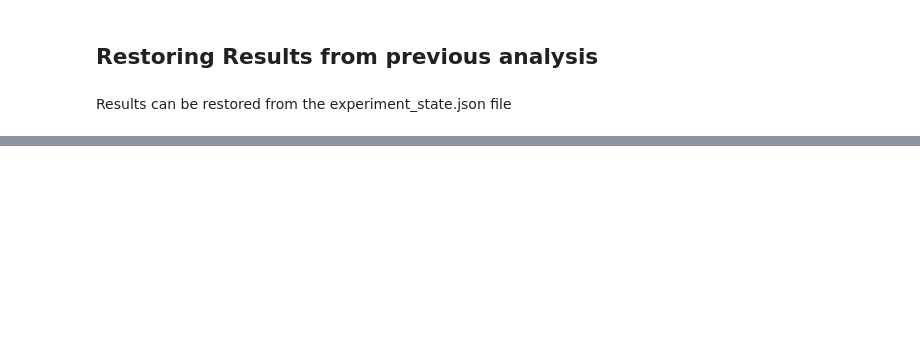
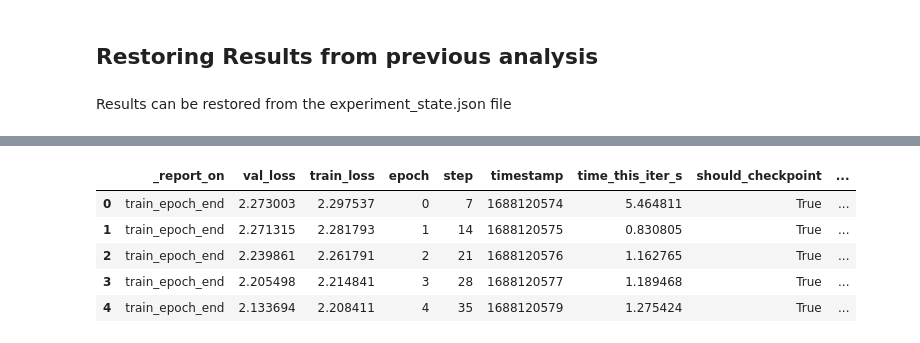
Before and after one commit to RaphaelMaser/OPT4ML-project, a Jupyter notebook: project.ipynb, the cells around one changed output, grey strips where cells are left out. Saved outputs shown, nothing was run; the diff lists cells and outputs as text; code cells hidden in the pictures; blank space fills up the shorter version.

```diff
--- a/project.ipynb
+++ b/project.ipynb
@@ -106,6 +106,6 @@ Text(0, 0.5, 'Mean Validation Loss')
 # %% [markdown]
 Results can be restored from the experiment_state.json file
 # %%
-analysis = tune.ExperimentAnalysis("tune_cifar10_SmallNet/experiment_state-2023-06-27_18-55-51.json")
+analysis = tune.ExperimentAnalysis("tune_cifar10_SmallNet/experiment_state-2023-06-30_12-22-28.json")
 display(result_grid.get_best_result("val_loss", "min").metrics_dataframe)
 # %% [output]
@@ -112,0 +114,6 @@ ValueError: `tune_cifar10_SmallNet/experiment_state-2023-06-27_18-55-51.json` mu
+|  | _report_on | val_loss | train_loss | epoch | step | timestamp | time_this_iter_s | should_checkpoint | ... |
+| 0 | train_epoch_end | 2.273003 | 2.297537 | 0 | 7 | 1688120574 | 5.464811 | True | ... |
+| 1 | train_epoch_end | 2.271315 | 2.281793 | 1 | 14 | 1688120575 | 0.830805 | True | ... |
+| 2 | train_epoch_end | 2.239861 | 2.261791 | 2 | 21 | 1688120576 | 1.162765 | True | ... |
+| 3 | train_epoch_end | 2.205498 | 2.214841 | 3 | 28 | 1688120577 | 1.189468 | True | ... |
+| 4 | train_epoch_end | 2.133694 | 2.208411 | 4 | 35 | 1688120579 | 1.275424 | True | ... |
```
Also changed, not shown: parts of 5 cells of this notebook, 1 other file.
